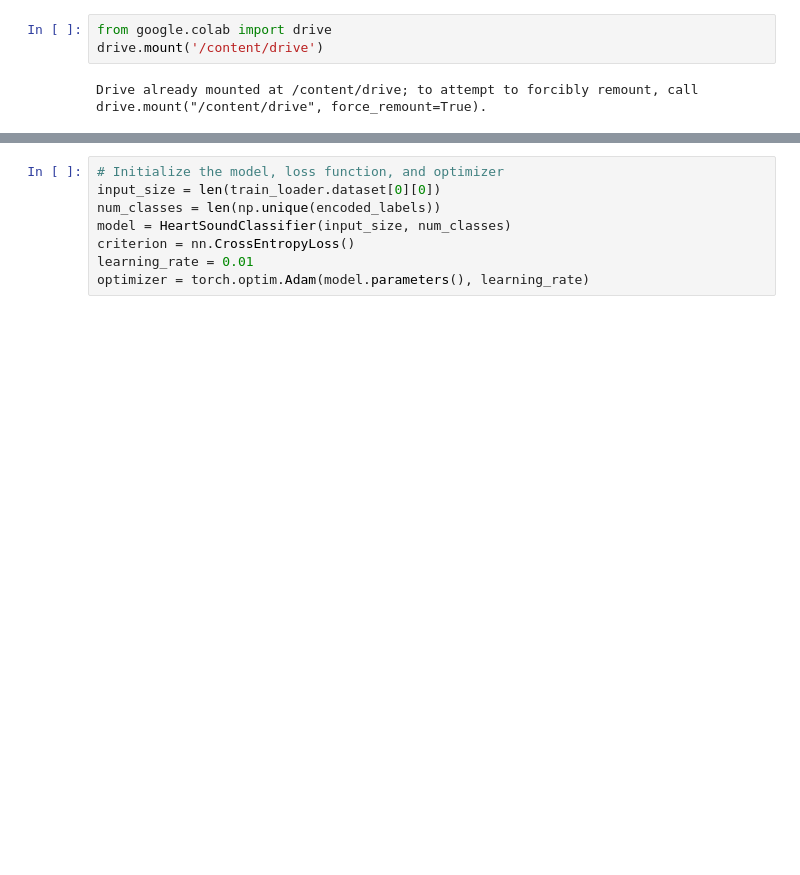
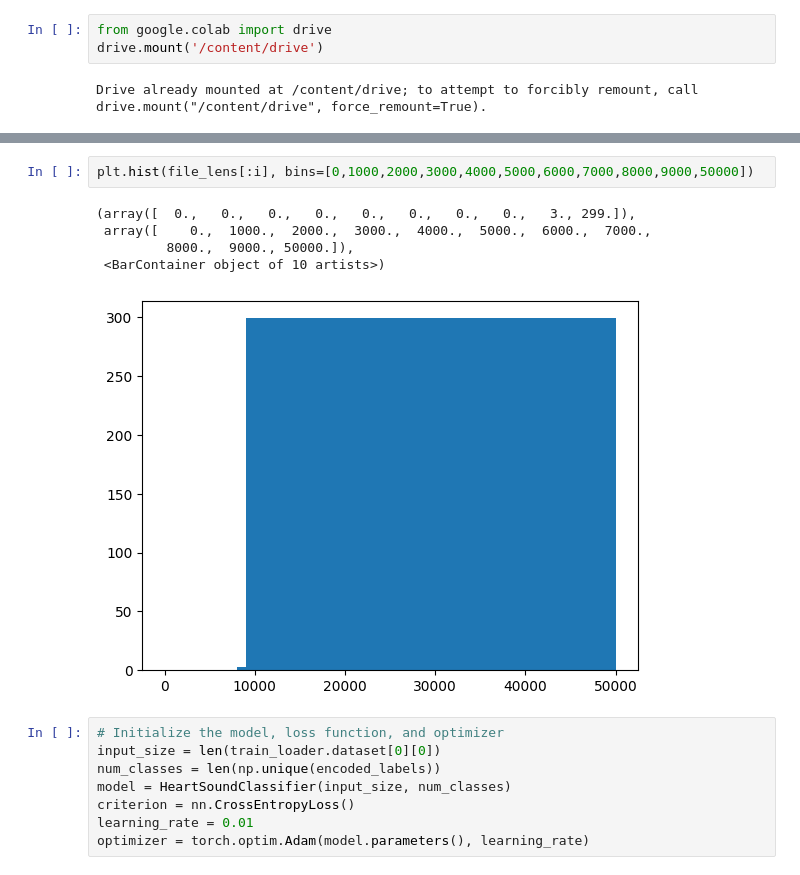
Before and after one commit to travislatchman/HeartSoundClassifier_CNN, a Jupyter notebook: HeartSoundClassifier_CNN_1D.ipynb, the cells around one changed output, grey strips where cells are left out. Drawn from its saved outputs; the diff is of its cells as text; blank space fills up the shorter version.

```diff
--- a/HeartSoundClassifier_CNN_1D.ipynb
+++ b/HeartSoundClassifier_CNN_1D.ipynb
@@ -223,3 +380,11 @@ train_loader, val_loader, test_loader = create_dataloaders(file_paths, encoded_l
+# %%
+plt.hist(file_lens[:i], bins=[0,1000,2000,3000,4000,5000,6000,7000,8000,9000,50000])
+# %% [output]
+(array([  0.,   0.,   0.,   0.,   0.,   0.,   0.,   0.,   3., 299.]),
+ array([    0.,  1000.,  2000.,  3000.,  4000.,  5000.,  6000.,  7000.,
+         8000.,  9000., 50000.]),
+ <BarContainer object of 10 artists>)
+[figure, added]
 # %%
 # Initialize the model, loss function, and optimizer
 input_size = len(train_loader.dataset[0][0])
```
Also changed, not shown: parts of 27 cells of this notebook.
